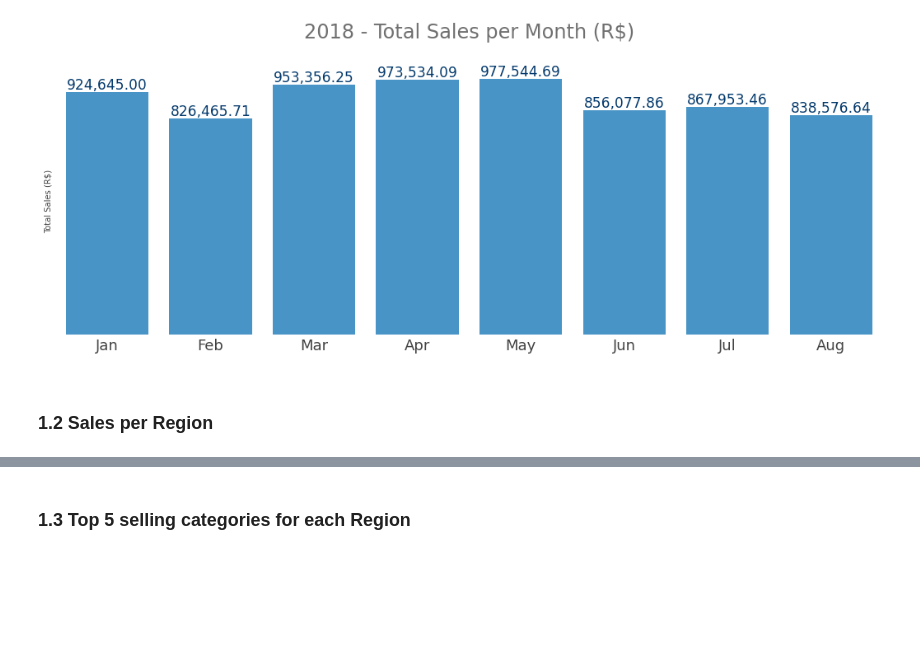
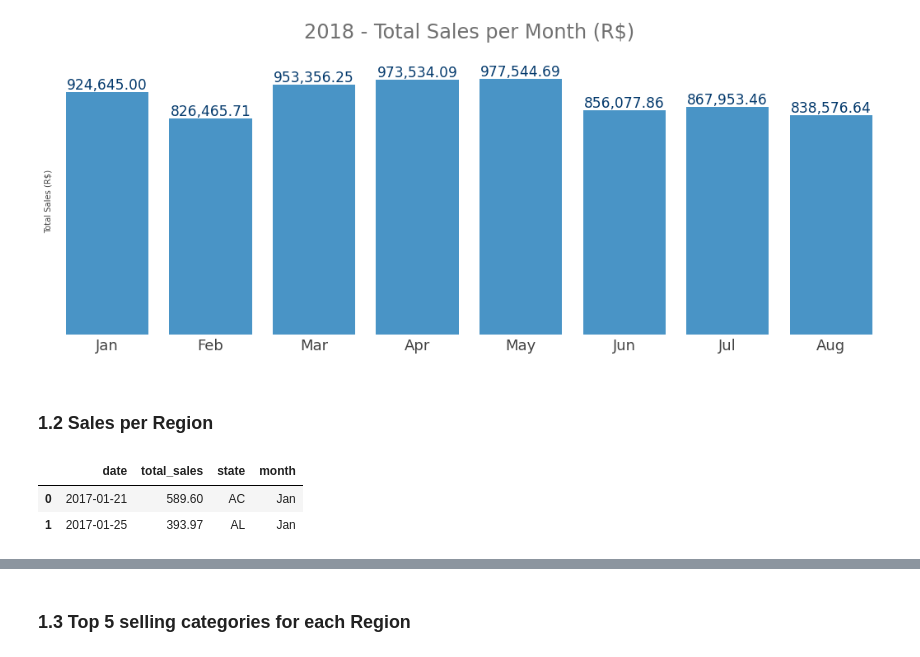
Before and after one commit to pauloreis-ds/olist, a Jupyter notebook: business_questions_insights/notebooks/1.0-pr-data-analysis-postgresql.ipynb, the cells around one changed output, grey strips where cells are left out. Drawn from its saved outputs; the diff is of its cells as text; code cells hidden in the pictures; blank space fills up the shorter version.

```diff
--- a/business_questions_insights/notebooks/1.0-pr-data-analysis-postgresql.ipynb
+++ b/business_questions_insights/notebooks/1.0-pr-data-analysis-postgresql.ipynb
@@ -286,3 +307,32 @@ plt.show()
 [figure]
 # %% [markdown]
 ### 1.2 Sales per Region
+# %%
+def get_annual_sales(year):
+    sales_per_month = pd.DataFrame()
+    for month in range(1, 13):
+
+        intial_date = str(date(year, month, 1))
+        if month == 12:
+            month = 0
+            year += 1
+        final_date = str(date(year, month+1, 1))
+        total_sales_query = query.select("date(MIN(order_purchase_timestamp)), SUM(price), customer_state").\
+                            from_table('''orders LEFT JOIN order_items ON orders.order_id = order_items.order_id
+                                         LEFT JOIN customers ON orders.customer_id = customers.customer_id''').\
+                            where(f'''order_status='delivered' and
+                                  order_purchase_timestamp BETWEEN date('{intial_date}') AND date('{final_date}')''').\
+                            groupby("customers.customer_state").\
+                            build()
+
+        sales_per_month = pd.concat([sales_per_month,to_pandas(db.execute(total_sales_query),['date','total_sales','state'])], axis=0)
+        sales_per_month['date'] = pd.to_datetime(sales_per_month['date'])
+        sales_per_month['month'] = sales_per_month['date'].dt.strftime('%b')
+
+    return sales_per_month.reset_index(drop=True)
+
+get_annual_sales(2017).head(2)
+# %% [output]
+|  | date | total_sales | state | month |
+| 0 | 2017-01-21 | 589.60 | AC | Jan |
+| 1 | 2017-01-25 | 393.97 | AL | Jan |
```
Also changed, not shown: parts of 23 cells of this notebook, 2 other files.
